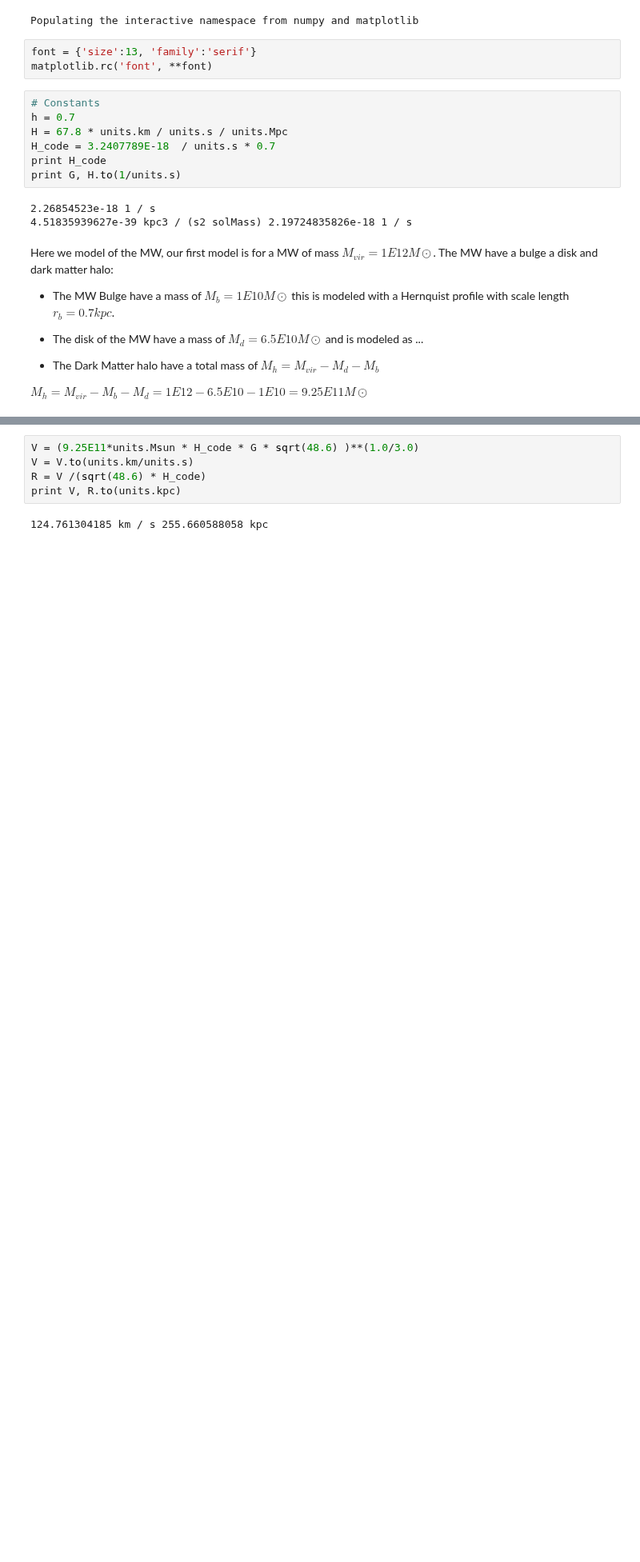
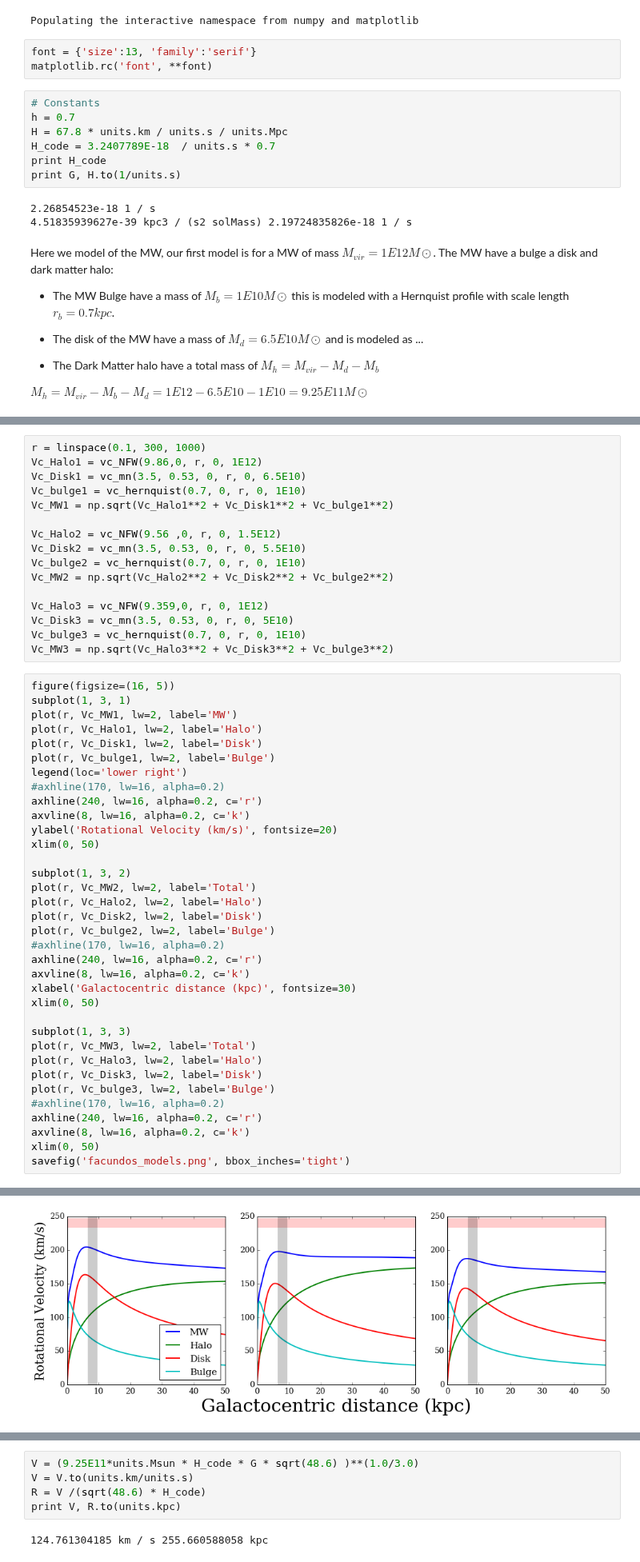
Before and after one commit to jngaravitoc/LMC-MW, a Jupyter notebook: code/MW_model.ipynb, the cells around one changed output, grey strips where cells are left out. Shown at 80% size. Saved outputs shown, nothing was run; the diff lists cells and outputs as text; blank space fills up the shorter version.

Commit message:
MW models update

```diff
--- a/code/MW_model.ipynb
+++ b/code/MW_model.ipynb
@@ -37,0 +41,52 @@ $M_h = M_{vir} - M_b - M_d =  1E12 - 6.5E10 - 1E10 = 9.25E11 M\odot$
+# %%
+r = linspace(0.1, 300, 1000)
+Vc_Halo1 = vc_NFW(9.86,0, r, 0, 1E12)
+Vc_Disk1 = vc_mn(3.5, 0.53, 0, r, 0, 6.5E10)
+Vc_bulge1 = vc_hernquist(0.7, 0, r, 0, 1E10)
+Vc_MW1 = np.sqrt(Vc_Halo1**2 + Vc_Disk1**2 + Vc_bulge1**2)
+
+Vc_Halo2 = vc_NFW(9.56 ,0, r, 0, 1.5E12)
+Vc_Disk2 = vc_mn(3.5, 0.53, 0, r, 0, 5.5E10)
+Vc_bulge2 = vc_hernquist(0.7, 0, r, 0, 1E10)
+Vc_MW2 = np.sqrt(Vc_Halo2**2 + Vc_Disk2**2 + Vc_bulge2**2)
+
+Vc_Halo3 = vc_NFW(9.359,0, r, 0, 1E12)
+Vc_Disk3 = vc_mn(3.5, 0.53, 0, r, 0, 5E10)
+Vc_bulge3 = vc_hernquist(0.7, 0, r, 0, 1E10)
+Vc_MW3 = np.sqrt(Vc_Halo3**2 + Vc_Disk3**2 + Vc_bulge3**2)
+# %%
+figure(figsize=(16, 5))
+subplot(1, 3, 1)
+plot(r, Vc_MW1, lw=2, label='MW')
+plot(r, Vc_Halo1, lw=2, label='Halo')
+plot(r, Vc_Disk1, lw=2, label='Disk')
+plot(r, Vc_bulge1, lw=2, label='Bulge')
+legend(loc='lower right')
+#axhline(170, lw=16, alpha=0.2)
+axhline(240, lw=16, alpha=0.2, c='r')
+axvline(8, lw=16, alpha=0.2, c='k')
+ylabel('Rotational Velocity (km/s)', fontsize=20)
+xlim(0, 50)
+
+subplot(1, 3, 2)
+plot(r, Vc_MW2, lw=2, label='Total')
+plot(r, Vc_Halo2, lw=2, label='Halo')
+plot(r, Vc_Disk2, lw=2, label='Disk')
+plot(r, Vc_bulge2, lw=2, label='Bulge')
+#axhline(170, lw=16, alpha=0.2)
+axhline(240, lw=16, alpha=0.2, c='r')
+axvline(8, lw=16, alpha=0.2, c='k')
+xlabel('Galactocentric distance (kpc)', fontsize=30)
+xlim(0, 50)
+
+subplot(1, 3, 3)
+plot(r, Vc_MW3, lw=2, label='Total')
+plot(r, Vc_Halo3, lw=2, label='Halo')
+plot(r, Vc_Disk3, lw=2, label='Disk')
+plot(r, Vc_bulge3, lw=2, label='Bulge')
+#axhline(170, lw=16, alpha=0.2)
+axhline(240, lw=16, alpha=0.2, c='r')
+axvline(8, lw=16, alpha=0.2, c='k')
+xlim(0, 50)
+savefig('facundos_models.png', bbox_inches='tight')
+# %% [output]
@@ -37,0 +94 @@ $M_h = M_{vir} - M_b - M_d =  1E12 - 6.5E10 - 1E10 = 9.25E11 M\odot$
+[figure, added]
```
Also changed, not shown: parts of 29 cells of this notebook, 2 other files.
